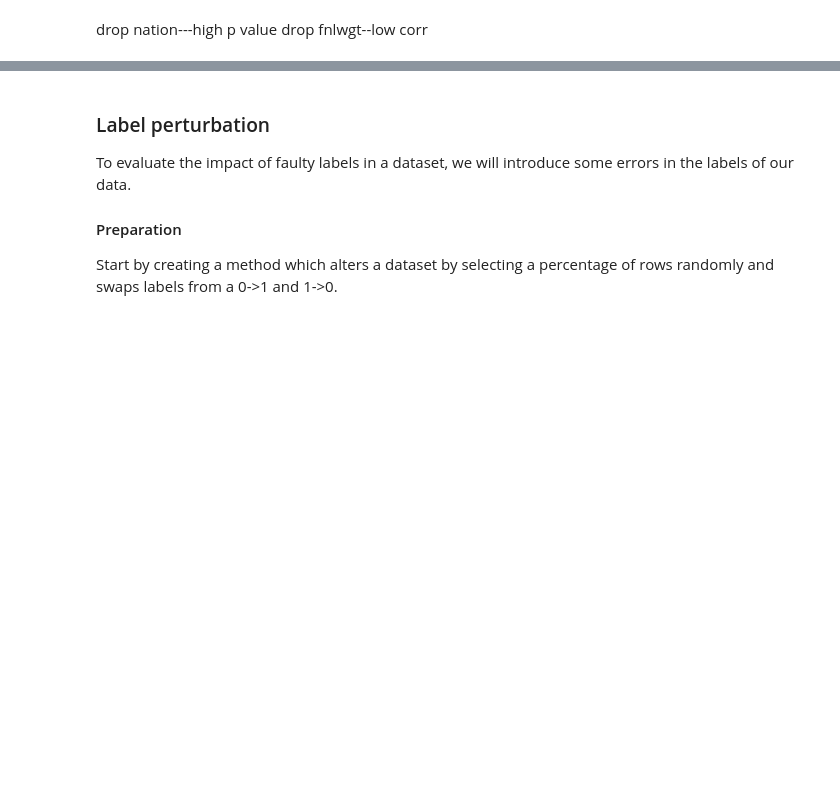
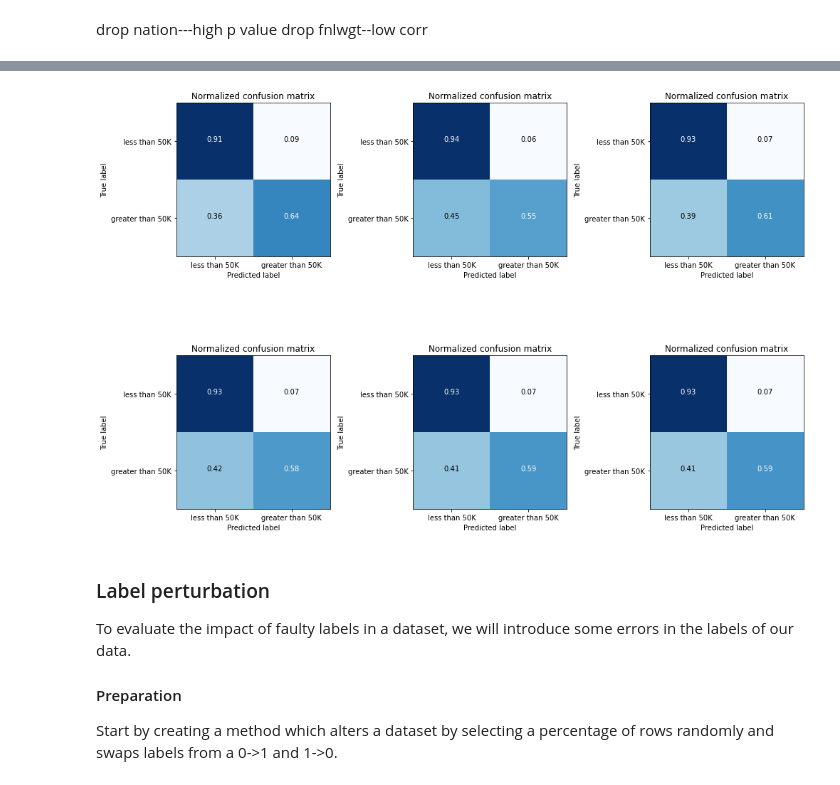
Before and after one commit to tamarvooijs/Applied-Machine-Learning, a Jupyter notebook: Week5/Assignment5_part1.ipynb, the cells around one changed output, grey strips where cells are left out. Cells and saved outputs as stored; diff of their text form; code cells hidden in the pictures; blank space fills up the shorter version.

Commit message:
Added model evaluations (not yet finished)

```diff
--- a/Week5/Assignment5_part1.ipynb
+++ b/Week5/Assignment5_part1.ipynb
@@ -197,7 +160,10 @@ Requirement already satisfied: scipy>=1.0 in d:\anaconda\lib\site-packages (from
 # %%
 # categorical features reduction via chi-squre
+# Null Hypothesis (H0): There is no relationship between the variables
+# Alternative Hypothesis (H1): There is a relationship between variables
 from scipy.stats import chi2_contingency
 check = {}
+related_variables = []
 cc = []
 
 for i in categorical_ix:
@@ -209,12 +175,19 @@ for i in categorical_ix:
     for series in dummies:
         chi2_check = chi2_contingency(pd.crosstab(data['income'], dummies[series]))[1]
         if  chi2_check < bon_p_value:
-            check['{}-{}'.format(i, series)] = 'Reject Null Hypothesis'
+            check['{}_{}'.format(i, series)] = 'Reject Null Hypothesis'         # that is, there is no relationship between variables'
         else:
-            check['{}-{}'.format(i, series)] = 'Fail to Reject Null Hypothesis'
+            check['{}_{}'.format(i, series)] = 'Fail to Reject Null Hypothesis' # that is, there is a relationship between variables'
+            related_variables.append([i, series])
             count +=1
     cc.append((i,count/n,count))
 res_chi_ph = pd.DataFrame(data = [check.keys(), check.values()]).T
 res_chi_ph.columns = ['Pair', 'Hypothesis']
-print(res_chi_ph,cc)
+related_variables = np.array(related_variables)
+
+for res in cc:
+    print(f"Categorical variable '{res[0]}' is related to {res[2]} variables")
+    for i in range(res[2]):
+        rel_var = related_variables[related_variables[:,0]==res[0]]
+        print(f"\t'{rel_var[i, 0]}' is related to '{rel_var[i, 1]}'")
 # %% [output]
@@ -274,0 +303,69 @@ print(train_data.toarray()[:5],train_data.shape,train_data)
+# %%
+from sklearn.metrics import confusion_matrix
+import itertools
+
+# Apply your model to feature array X and labels y
+def apply_model(model, X, y, ct):
+
+    # Perform k_fold cross validation on the model
+    k_fold = KFold(5, shuffle=True, random_state=1)
+
+    predicted_targets = np.array([])    # store predicted labels for the k validation runs; needed for average confusion matrix
+    actual_targets = np.array([])       # store actual labels for the k validation runs; needed for average confusion matrix
+
+    fig, axes = plt.subplots(2, 3, figsize=(14, 10))
+    i = 0
+    for train_idx, test_idx in k_fold.split(X):
+        train_x, test_x = X.iloc[train_idx], X.iloc[test_idx]
+        train_y, test_y = y[train_idx], y[test_idx]
+
+        pipeline = Pipeline(steps=[('t', ct), ('m', model)])    # initiate and setup pipeline
+        pipeline.fit(train_x, train_y)                          # train model in pipeline
+        predicted_labels = pipeline.predict(test_x)             # test trained model
+
+        predicted_targets = np.append(predicted_targets, predicted_labels)  # append values
+        actual_targets = np.append(actual_targets, test_y)                  # append values
+
+        # Evaluate model for the k^th validation run
+        evaluate_model(predicted_labels, test_y, fig, axes[i%2, i//2])
+        i += 1
+        print(f"Finished with k={i}/5 evaluation")
+
+    # Evaluate average result from the k_fold cross validation
+    evaluate_model(predicted_targets, actual_targets, fig, axes[i%2, i//2])
+
+    fig.tight_layout()
+    plt.show()
+    return
+
+def evaluate_model(predicted_labels, y_test, fig, ax):
+    # Compute confusion matrix
+    cnf_matrix = confusion_matrix(y_test, predicted_labels)
+    np.set_printoptions(precision=2)
+
+    # Plot normalized confusion matrix
+    generate_confusion_matrix(fig, ax, cnf_matrix, classes=['less than 50K', 'greater than 50K'], normalize=True, title='Normalized confusion matrix')
+
+    return
+
+# Define input parameters
+X = data.drop(['income'], axis=1)
+y = data['income']
+
+# Define models
+from sklearn.linear_model import LogisticRegression
+model = LogisticRegression()
+apply_model(model, X, y, ct)
+
+# from sklearn.tree import DecisionTreeClassifier
+# model = DecisionTreeClassifier()
+# apply_model(model, X, y, ct)
+
+# from sklearn.ensemble import RandomForestClassifier
+# model = RandomForestClassifier()
+# apply_model(model, X, y, ct)
+
+# from sklearn.neural_network import MLPClassifier
+# model = MLPClassifier()
+# apply_model(model, X, y, ct)
+# %% [output]
@@ -275,3 +377,4 @@ print(train_data.toarray()[:5],train_data.shape,train_data)
+[figure, added]
 # %% [markdown]
 ### Label perturbation
 To evaluate the impact of faulty labels in a dataset, we will introduce some errors in the labels of our data.
```
Also changed, not shown: parts of 14 cells of this notebook, 3 other files.
